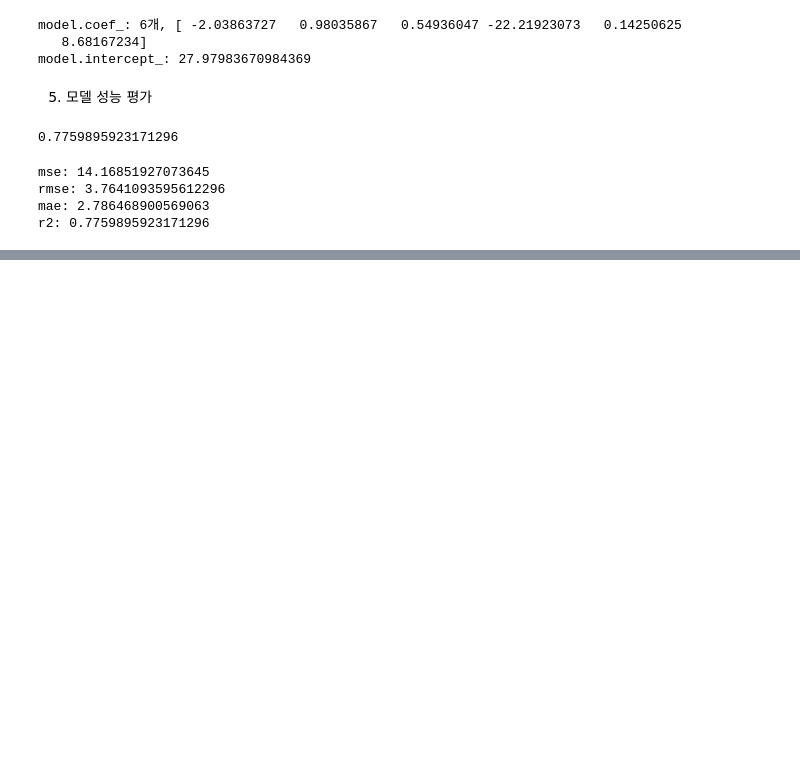
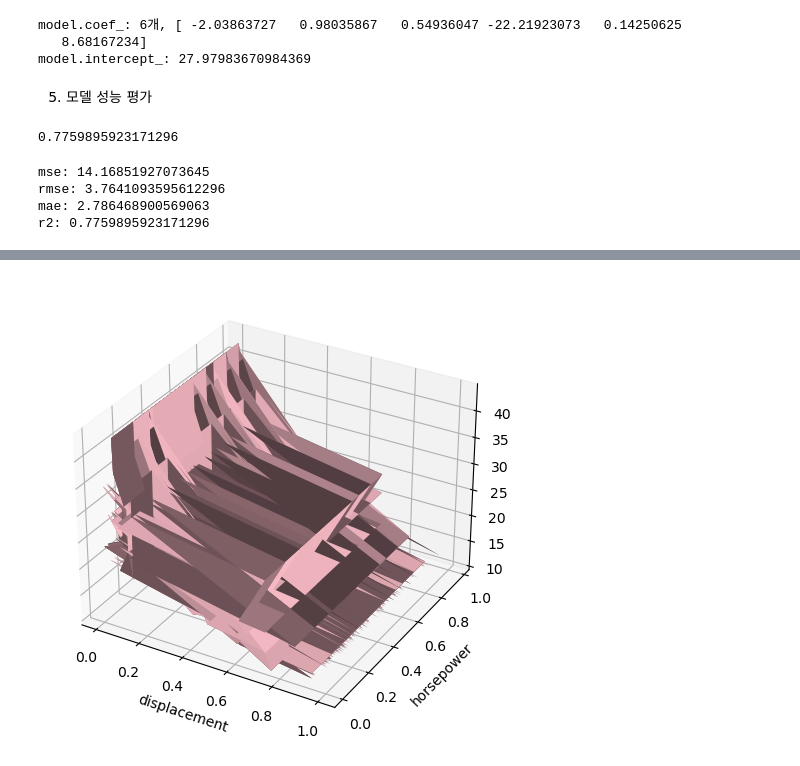
Before and after one commit to dlrjrlaudwn/KDT, a Jupyter notebook: ML/0828/work_김영주_0828.ipynb, the cells around one changed output, grey strips where cells are left out. Cells and saved outputs as stored; diff of their text form; code cells hidden in the pictures; blank space fills up the shorter version.

```diff
--- a/ML/0828/work_김영주_0828.ipynb
+++ b/ML/0828/work_김영주_0828.ipynb
@@ -188,0 +199,4 @@ r2: 0.7759895923171296
+# %%
+X=x_test_scaled[:,1]
+Y=x_test_scaled[:,2]
+Z=y_test
@@ -188,0 +211,4 @@ r2: 0.7759895923171296
+# %%
+X=X.reshape(-1,1)
+Y=Y.reshape(-1,1)
+Z=Z.values.reshape(-1,1)
@@ -188,0 +237,4 @@ r2: 0.7759895923171296
+# %%
+X=np.tile(X,(1,98))
+Y=np.tile(Y,(1,98))
+Z=np.tile(Z,(1,98))
@@ -188,0 +263,16 @@ r2: 0.7759895923171296
+# %%
+X, Y = np.meshgrid(X, Y,sparse=True)
+# %%
+fig = plt.figure()
+
+ax = fig.add_subplot(111, projection='3d')
+
+Z_reshaped = Z.reshape(X.shape)
+ax.plot_surface(X, Y, Z_reshaped, color='pink')
+ax.set_xlabel('displacement')
+ax.set_ylabel('horsepower')
+ax.set_zlabel('y-test')
+plt.tight_layout()
+plt.show()
+# %% [output]
+[figure, added]
```
Also changed, not shown: parts of 8 cells of this notebook.
